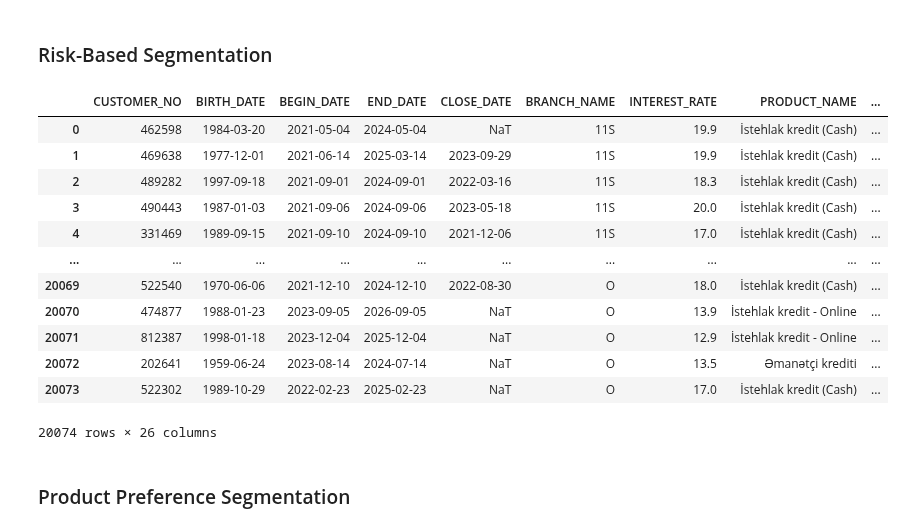
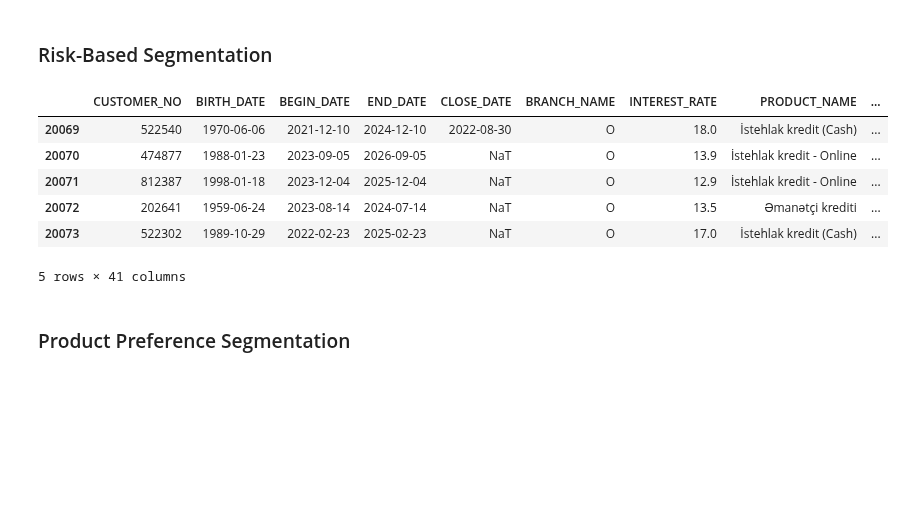
Before and after one commit to Ismat-Samadov/yelo_DataAnalyst, a Jupyter notebook: Data Analyst Technical Assignment.ipynb, the cells around one changed output. Cells and saved outputs as stored; diff of their text form; code cells hidden in the pictures; blank space fills up the shorter version.

```diff
--- a/Data Analyst Technical Assignment.ipynb
+++ b/Data Analyst Technical Assignment.ipynb
@@ -1299,34 +1200,28 @@ value_age_analysis.round(2)
 # %%
 df['risk_score'] = (
     (df['REMAIN_PERCENTAGE'] / 100 * 0.4) +
     (df['INTEREST_RATE'] / df['INTEREST_RATE'].max() * 0.3) +
     (df['LOAN_DURATION'] / df['LOAN_DURATION'].max() * 0.3)
 )
 
 def get_risk_segment(score):
     if score < 0.3:
         return 'Low Risk'
     elif score < 0.6:
         return 'Medium Risk'
     else:
         return 'High Risk'
 
 df['risk_segment'] = df['risk_score'].apply(get_risk_segment)
-df
+df.tail()
 # %% [output]
 |  | CUSTOMER_NO | BIRTH_DATE | BEGIN_DATE | END_DATE | CLOSE_DATE | BRANCH_NAME | INTEREST_RATE | PRODUCT_NAME | ... |
-| 0 | 462598 | 1984-03-20 | 2021-05-04 | 2024-05-04 | NaT | 11S | 19.9 | İstehlak kredit (Cash) | ... |
-| 1 | 469638 | 1977-12-01 | 2021-06-14 | 2025-03-14 | 2023-09-29 | 11S | 19.9 | İstehlak kredit (Cash) | ... |
-| 2 | 489282 | 1997-09-18 | 2021-09-01 | 2024-09-01 | 2022-03-16 | 11S | 18.3 | İstehlak kredit (Cash) | ... |
-| 3 | 490443 | 1987-01-03 | 2021-09-06 | 2024-09-06 | 2023-05-18 | 11S | 20.0 | İstehlak kredit (Cash) | ... |
-| 4 | 331469 | 1989-09-15 | 2021-09-10 | 2024-09-10 | 2021-12-06 | 11S | 17.0 | İstehlak kredit (Cash) | ... |
-| ... | ... | ... | ... | ... | ... | ... | ... | ... | ... |
 | 20069 | 522540 | 1970-06-06 | 2021-12-10 | 2024-12-10 | 2022-08-30 | O | 18.0 | İstehlak kredit (Cash) | ... |
 | 20070 | 474877 | 1988-01-23 | 2023-09-05 | 2026-09-05 | NaT | O | 13.9 | İstehlak kredit - Online | ... |
 | 20071 | 812387 | 1998-01-18 | 2023-12-04 | 2025-12-04 | NaT | O | 12.9 | İstehlak kredit - Online | ... |
 | 20072 | 202641 | 1959-06-24 | 2023-08-14 | 2024-07-14 | NaT | O | 13.5 | Əmanətçi krediti | ... |
 | 20073 | 522302 | 1989-10-29 | 2022-02-23 | 2025-02-23 | NaT | O | 17.0 | İstehlak kredit (Cash) | ... |
-20074 rows × 26 columns
+5 rows × 41 columns
 # %% [markdown]
 ### Product Preference Segmentation
 # %%
```
Also changed, not shown: parts of 14 cells of this notebook.
